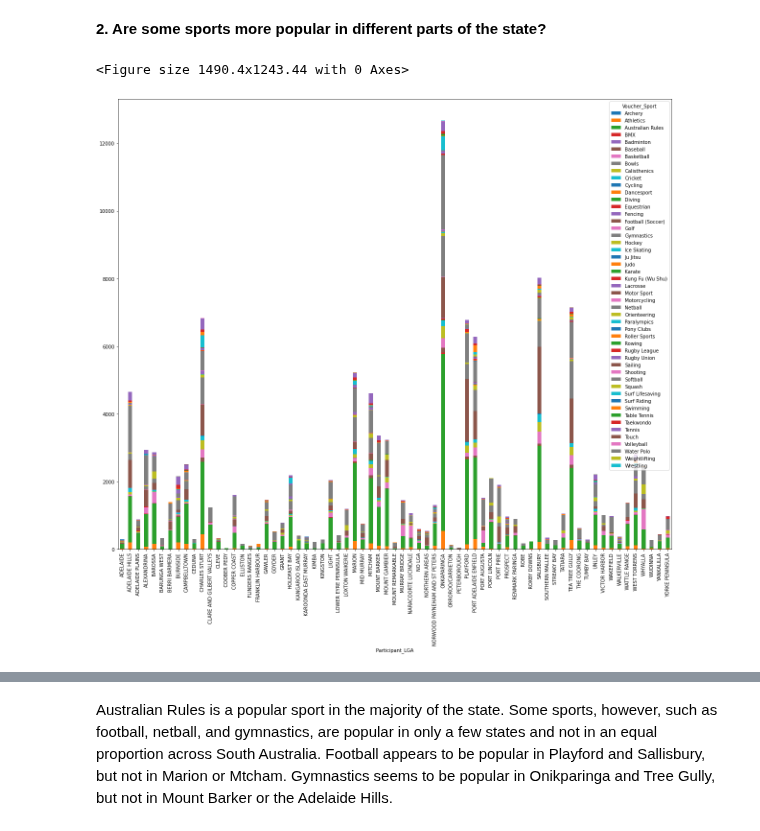
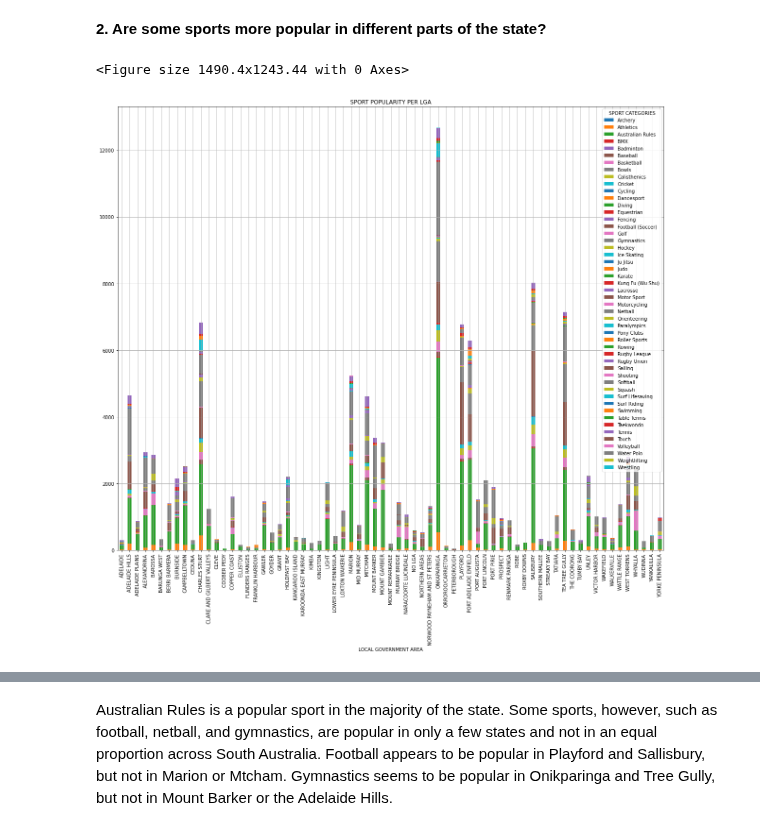
Before and after one commit to MQCOMP2200-S2-2021/data-science-portfolio-avagardiner, a Jupyter notebook: Portfolio 2.ipynb, the cells around one changed output, grey strips where cells are left out. Saved outputs shown, nothing was run; the diff lists cells and outputs as text; code cells hidden in the pictures.

```diff
--- a/Portfolio 2.ipynb
+++ b/Portfolio 2.ipynb
@@ -264,12 +280,20 @@ Australian Rules received 46508 vouchers, while Kung Fu (Wu Shu), Dance sport, a
 # %%
 # Change the size
 plt.figure(figsize=(20.7,17.27))
 # Plot Figures
 sa_vouchers.pivot_table(index='Participant_LGA', columns='Voucher_Sport', values='Participant_ID', aggfunc=len).sort_values(by='Participant_LGA', ascending=True).plot.bar(rot=0, stacked=True, figsize=[20.7,17.27])
 # Rotates X-Axis Ticks by 90-degrees
 plt.xticks(rotation = 90)
+# Add title
+plt.title("SPORT POPULARITY PER LGA")
+# Add label on the x-axis
+plt.xlabel('LOCAL GOVERNMENT AREA')
+# Add label on the x-axis
+plt.legend(title = 'SPORT CATEGORIES')
+# Add grid
+plt.grid()
 # Show graph
 plt.show()
 # %% [output]
 <Figure size 1490.4x1243.44 with 0 Axes>
-[figure, old version]
+[figure, new version]
```
Also changed, not shown: parts of 60 cells of this notebook, 1 other file.
